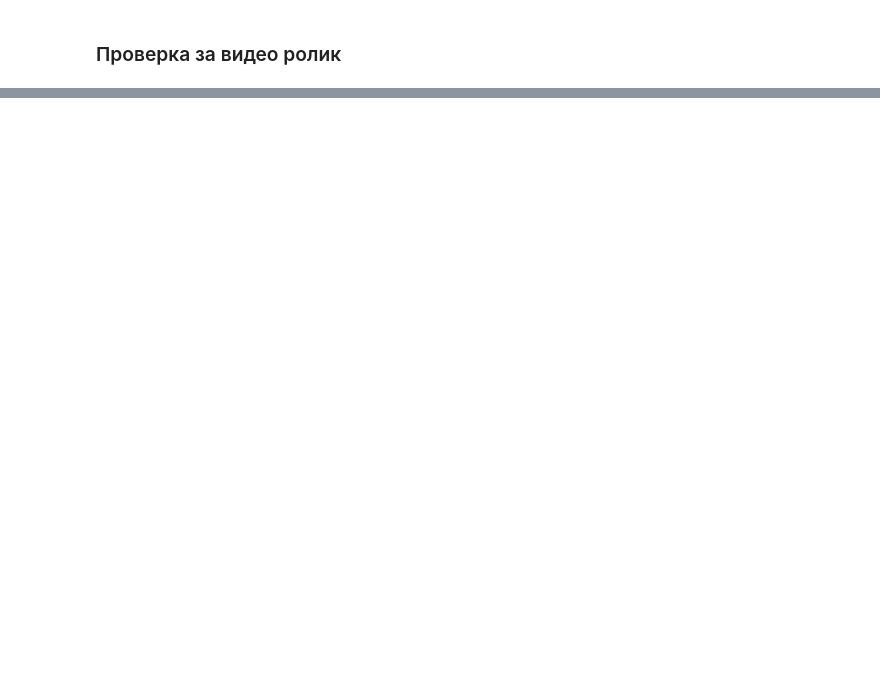
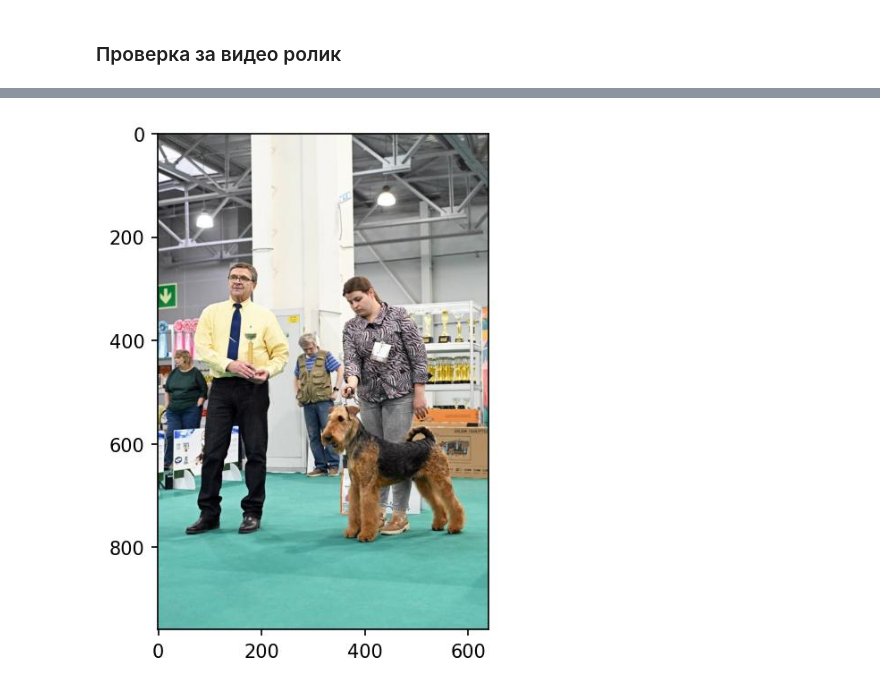
Before and after one commit to Serge3leo/temp-cola, a Jupyter notebook: ruSO/1615614-Загрузка-данных-записки/Загрузка-данных-записки.ipynb, the cells around one changed output, grey strips where cells are left out. Cells and saved outputs as stored; diff of their text form; code cells hidden in the pictures; blank space fills up the shorter version.

```diff
--- a/ruSO/1615614-Загрузка-данных-записки/Загрузка-данных-записки.ipynb
+++ b/ruSO/1615614-Загрузка-данных-записки/Загрузка-данных-записки.ipynb
@@ -334,0 +521,7 @@ tmp/yd/Снимок экрана 2016-03-01 в 20.03.48.png - совпадает
+# %%
+yim2 = PIL.Image.open(yd_ipnb_dir + "картиночка-2.png")
+fig, ax = plt.subplots()
+ax.imshow(yim2)
+plt.show()
+# %% [output]
+[figure, added]
```
Also changed, not shown: parts of 29 cells of this notebook.
